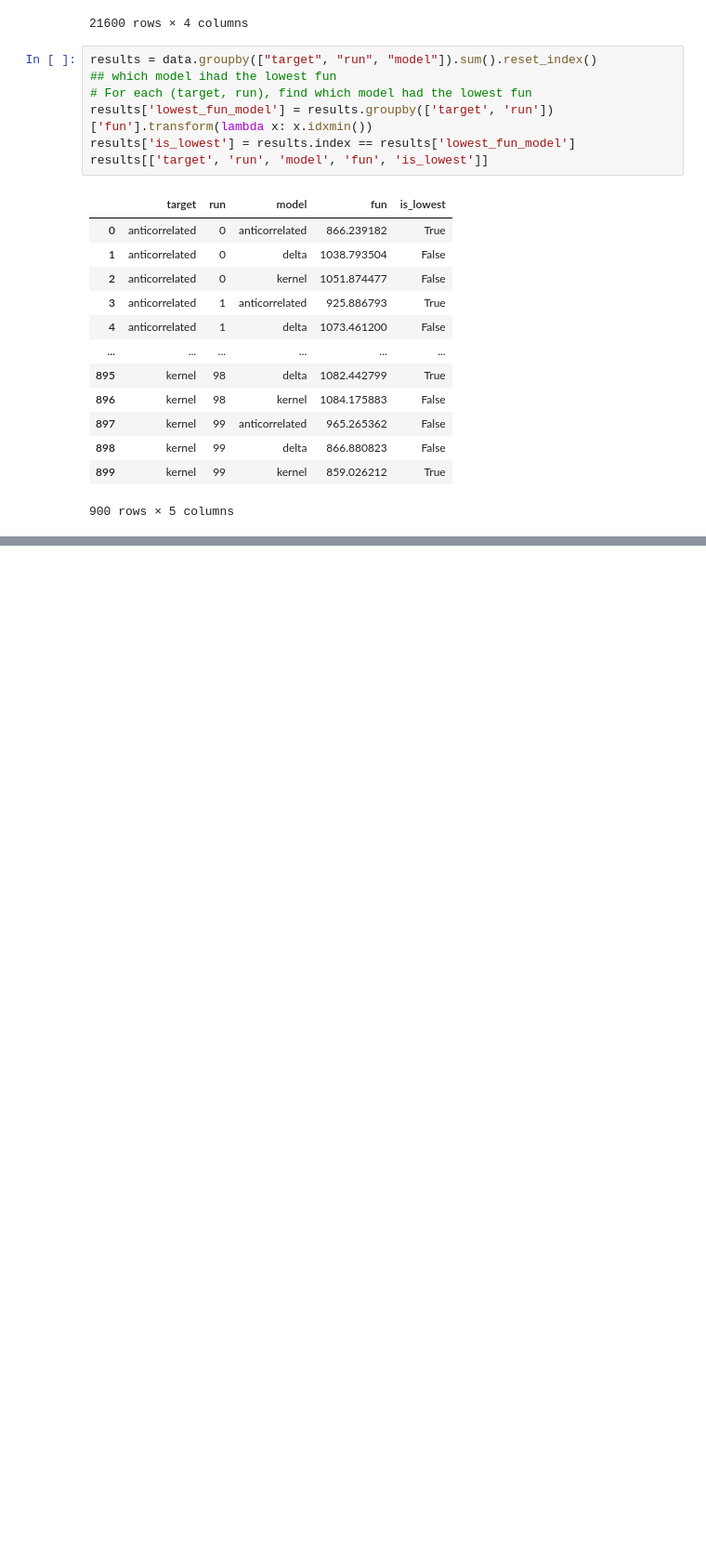
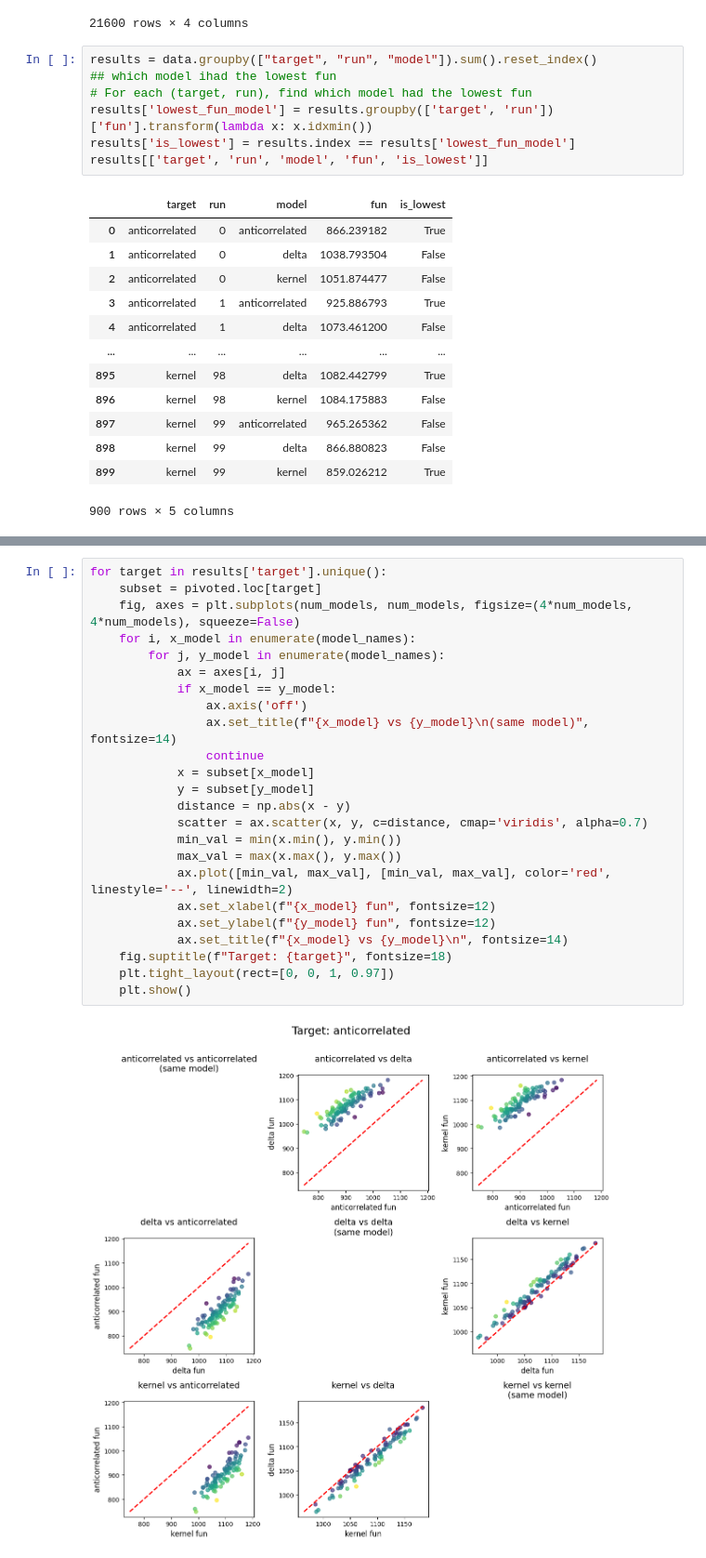
Before and after one commit to DevComPsy/cpm-workshop-2025, a Jupyter notebook: solutions/05-model-recovery.ipynb, the cells around one changed output, grey strips where cells are left out. Shown at 93% size. Saved outputs shown, nothing was run; the diff lists cells and outputs as text; blank space fills up the shorter version.

```diff
--- a/solutions/05-model-recovery.ipynb
+++ b/solutions/05-model-recovery.ipynb
@@ -77,0 +88,26 @@ plt.show()
+# %%
+for target in results['target'].unique():
+    subset = pivoted.loc[target]
+    fig, axes = plt.subplots(num_models, num_models, figsize=(4*num_models, 4*num_models), squeeze=False)
+    for i, x_model in enumerate(model_names):
+        for j, y_model in enumerate(model_names):
+            ax = axes[i, j]
+            if x_model == y_model:
+                ax.axis('off')
+                ax.set_title(f"{x_model} vs {y_model}\n(same model)", fontsize=14)
+                continue
+            x = subset[x_model]
+            y = subset[y_model]
+            distance = np.abs(x - y)
+            scatter = ax.scatter(x, y, c=distance, cmap='viridis', alpha=0.7)
+            min_val = min(x.min(), y.min())
+            max_val = max(x.max(), y.max())
+            ax.plot([min_val, max_val], [min_val, max_val], color='red', linestyle='--', linewidth=2)
+            ax.set_xlabel(f"{x_model} fun", fontsize=12)
+            ax.set_ylabel(f"{y_model} fun", fontsize=12)
+            ax.set_title(f"{x_model} vs {y_model}\n", fontsize=14)
+    fig.suptitle(f"Target: {target}", fontsize=18)
+    plt.tight_layout(rect=[0, 0, 1, 0.97])
+    plt.show()
+# %% [output]
+[figure, added]
```
Also changed, not shown: parts of 4 cells of this notebook, 1 other file.
